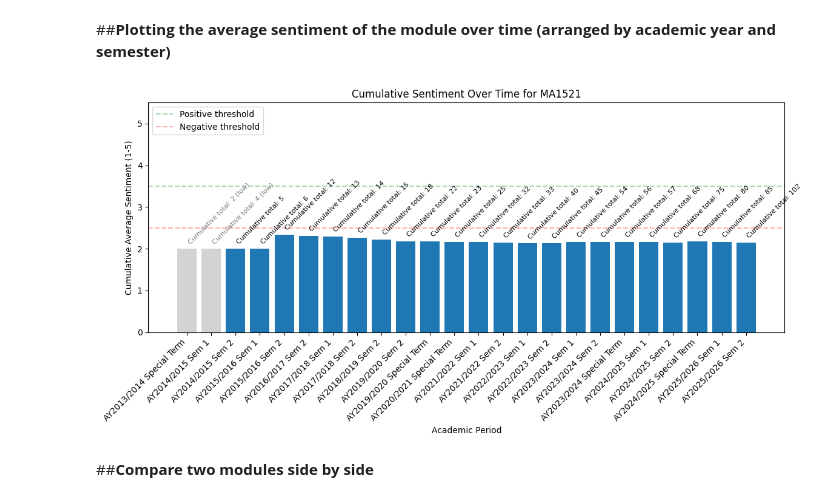
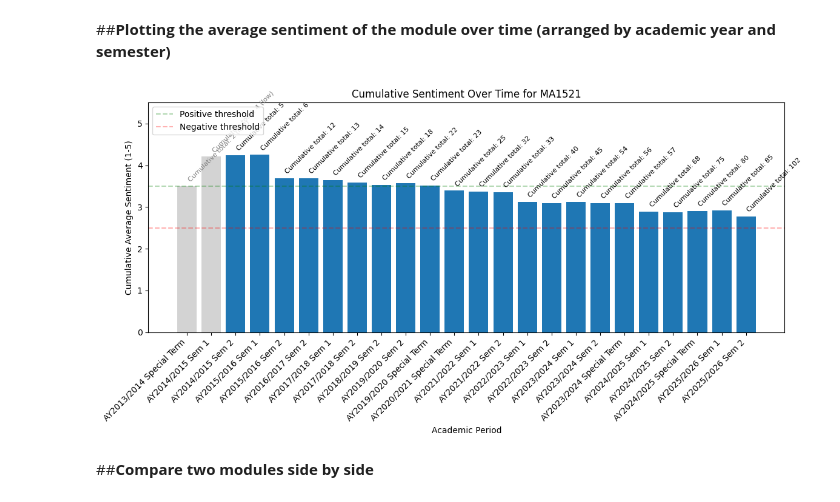
Before and after one commit to thadduslee/Orbital-2026, a Jupyter notebook: Base_file.ipynb, the cells around one changed output. Cells and saved outputs as stored; diff of their text form; code cells hidden in the pictures.

Commit message:
changed functionality of the code to adhere to new regression model (was previously trained as classification) and added in new feature of showing 3 comment examples

```diff
--- a/Base_file.ipynb
+++ b/Base_file.ipynb
@@ -451,0 +379,30 @@ Suggestion: Consider taking **MA1100T** instead. It has a positive sentiment sco
+# %%
+def score_reviews(texts, truncation=True, max_length=512, batch_size=16):
+    single_input = isinstance(texts, str)
+    text_list = [texts] if single_input else list(texts)
+
+    results = []
+    for i in range(0, len(text_list), batch_size):
+        batch = text_list[i:i + batch_size]
+        batch_inputs = tokenizer(
+            batch,
+            return_tensors="pt",
+            truncation=truncation,
+            max_length=max_length,
+            padding=True
+        ).to(device)
+
+        with torch.no_grad():
+            batch_outputs = model(**batch_inputs)
+
+        logits = batch_outputs.logits.squeeze(-1)
+        if logits.dim() == 0:
+            logits = logits.unsqueeze(0)
+
+        results.extend({"score": s} for s in logits.detach().cpu().tolist())
+
+    return results
+
+
+def get_score(prediction_output):
+    return prediction_output['score']
@@ -480,7 +550,7 @@ data_sorted["clean_message"] = data_sorted["message"].apply(clean_review_text)
 if data_sorted.empty:
     print(f"No reviews found for {module}.")
 else:
-    pipeline_results = model(data_sorted["clean_message"].tolist(), truncation=True, max_length=512)
+    pipeline_results = score_reviews(data_sorted["clean_message"].tolist(), truncation=True, max_length=512)
 
     all_scores = [get_score(res) for res in pipeline_results]
 
@@ -501,34 +571,34 @@ else:
 
     #code to plot the graph below (adjust if words overlap)
     colors = ["tab:blue" if n >= MIN_SAMPLES else "lightgray" for n in cum_summary["n"]]
 
     fig, ax1 = plt.subplots(figsize=(12, 6))
     bars = ax1.bar(cum_summary["period"], cum_summary["avg_sentiment"], color=colors)
 
     ax1.set_xlabel("Academic Period")
     ax1.set_ylabel("Cumulative Average Sentiment (1-5)")
     ax1.set_ylim(0, 5.5)
     ax1.axhline(y=3.5, color="green", linestyle="--", alpha=0.3, label="Positive threshold")
     ax1.axhline(y=2.5, color="red", linestyle="--", alpha=0.3, label="Negative threshold")
 
     for bar, n in zip(bars, cum_summary["n"]):
         label = f"Cumulative total: {n}" if n >= MIN_SAMPLES else f"Cumulative total: {n} (low)"
         ax1.text(bar.get_x() + bar.get_width() / 2, bar.get_height() + 0.08,
                   label, ha="left", va="bottom", fontsize=8, rotation=45,
                   color="black" if n >= MIN_SAMPLES else "gray")
 
     plt.xticks(rotation=45, ha="right")
     plt.title(f"Cumulative Sentiment Over Time for {module}")
     ax1.legend(loc="upper left")
     plt.tight_layout()
     plt.show()
 
     current_total = cum_summary["n"].iloc[-1]
     if current_total < MIN_SAMPLES:
         print(f"Cumulative review count is still below {MIN_SAMPLES} "
               f"(currently {current_total}). Sentiment score not yet reliable.")
 # %% [output]
-[figure, old version]
+[figure, new version]
 # %% [markdown]
 ##**Compare two modules side by side**
 # %%
```
Also changed, not shown: parts of 10 cells of this notebook.
